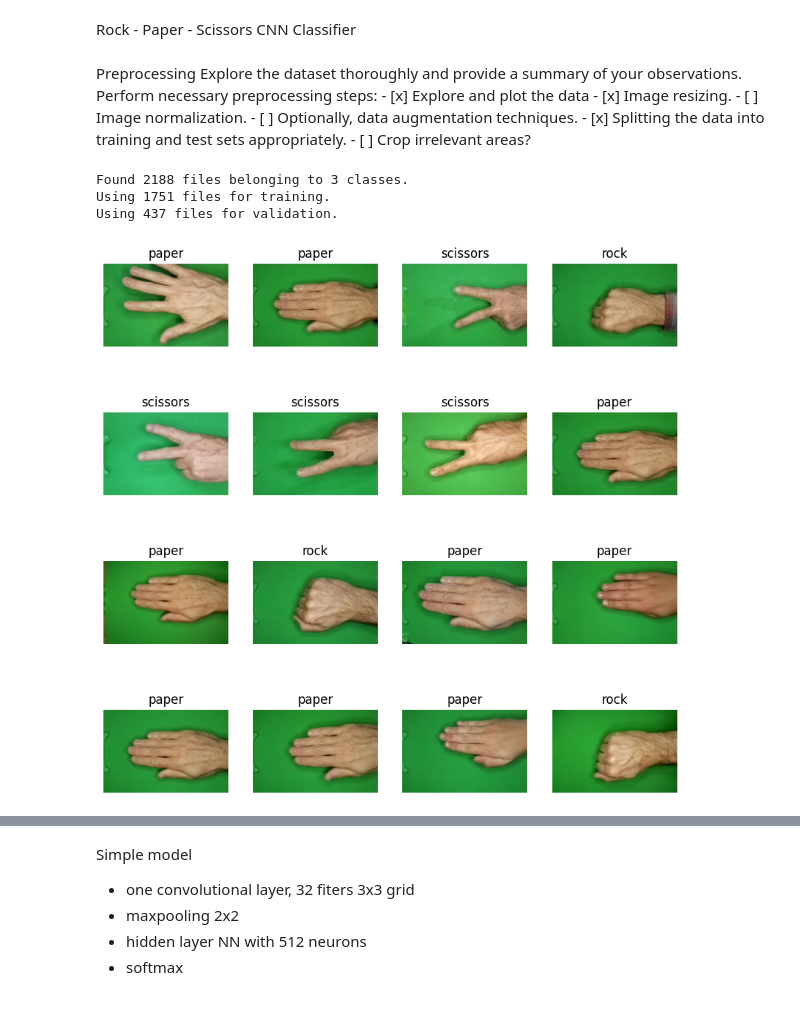
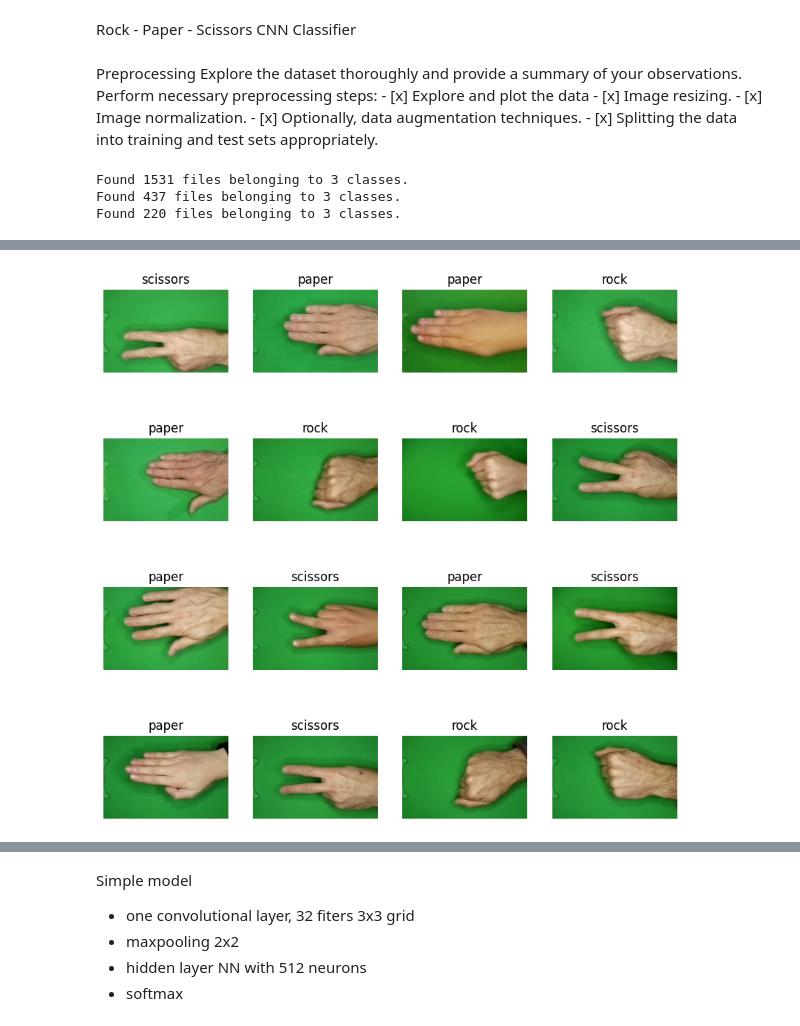
Before and after one commit to Zografska/rock-paper-scissors-cnn, a Jupyter notebook: main.ipynb, the cells around one changed output, grey strips where cells are left out. Drawn from its saved outputs; the diff is of its cells as text; code cells hidden in the pictures.

```diff
--- a/main.ipynb
+++ b/main.ipynb
@@ -19,34 +19,43 @@ Explore the dataset thoroughly and provide a summary of your observations.
 Perform necessary preprocessing steps:
     - [x] Explore and plot the data
     - [x] Image resizing.
-    - [ ] Image normalization.
-    - [ ] Optionally, data augmentation techniques.
+    - [x] Image normalization.
+    - [x] Optionally, data augmentation techniques.
     - [x] Splitting the data into training and test sets appropriately.
-    - [ ] Crop irrelevant areas?
 # %%
-image_size = (200, 300)
-batch_size = 710
+initial_train_ds = tf.keras.utils.image_dataset_from_directory(
+    "data_reconstructed/train",
+    image_size=image_size,
+    shuffle=True,
+    seed=seed,
+)
 
-train_ds, val_ds = keras.utils.image_dataset_from_directory(
-    "data",
-    validation_split=0.2,
-    subset="both",
-    seed=1337,
+val_ds = tf.keras.utils.image_dataset_from_directory(
+    "data_reconstructed/validation",
     image_size=image_size,
-    batch_size=batch_size,
+    shuffle=False,
+    seed=seed,
 )
+
+test_ds = tf.keras.utils.image_dataset_from_directory(
+    "data_reconstructed/test",
+    image_size=image_size,
+    shuffle=False,
+    seed=seed,
+)
 # %% [output]
-Found 2188 files belonging to 3 classes.
-Using 1751 files for training.
-Using 437 files for validation.
+Found 1531 files belonging to 3 classes.
+Found 437 files belonging to 3 classes.
+Found 220 files belonging to 3 classes.
 # %%
-classes = ("paper", "rock", "scissors")
-plt.figure(figsize=(10, 10))
-for images, labels in train_ds.take(1):
-    for i in range(16):
-        ax = plt.subplot(4, 4, i + 1)
-        plt.imshow(np.array(images[i]).astype("uint8"))
-        plt.title(classes[int(labels[i])])
-        plt.axis("off")
+def visualize_dataset(train_ds, classes):
+    plt.figure(figsize=(10, 10))
+    for images, labels in train_ds.take(1):
+        for i in range(16):
+            plt.subplot(4, 4, i + 1)
+            plt.imshow(np.array(images[i]).astype("uint8"))
+            plt.title(classes[int(labels[i])])
+            plt.axis("off")
-# %% [output]
-[figure, removed]
+# %%
+visualize_dataset(initial_train_ds, classes)
+# %% [output]
@@ -52,0 +63 @@ for images, labels in train_ds.take(1):
+[figure, added]
```
Also changed, not shown: parts of 30 cells of this notebook, 1 other file.
